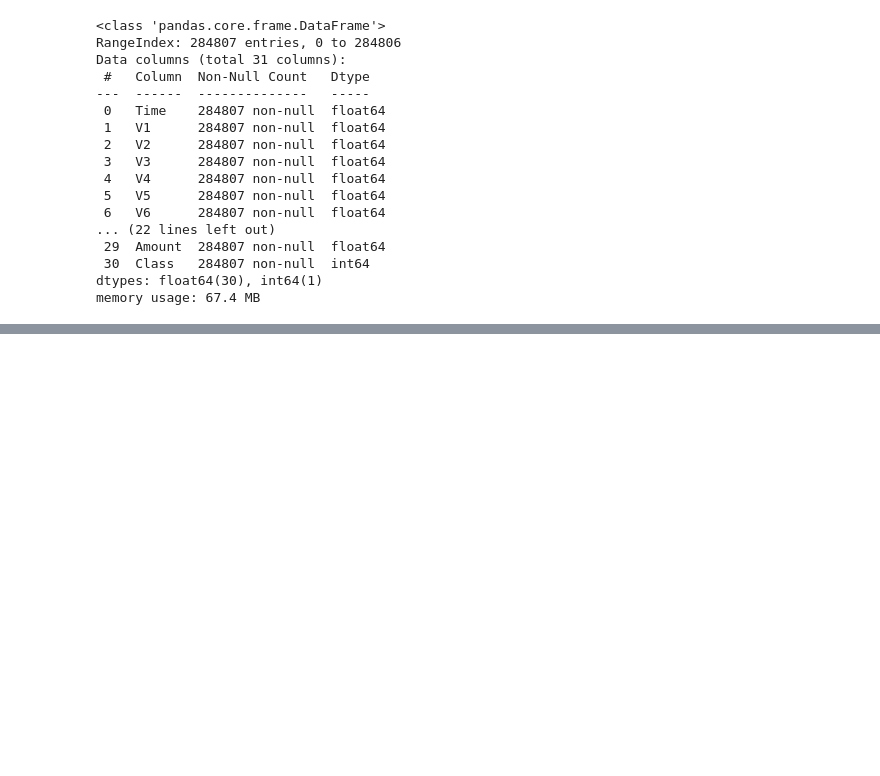
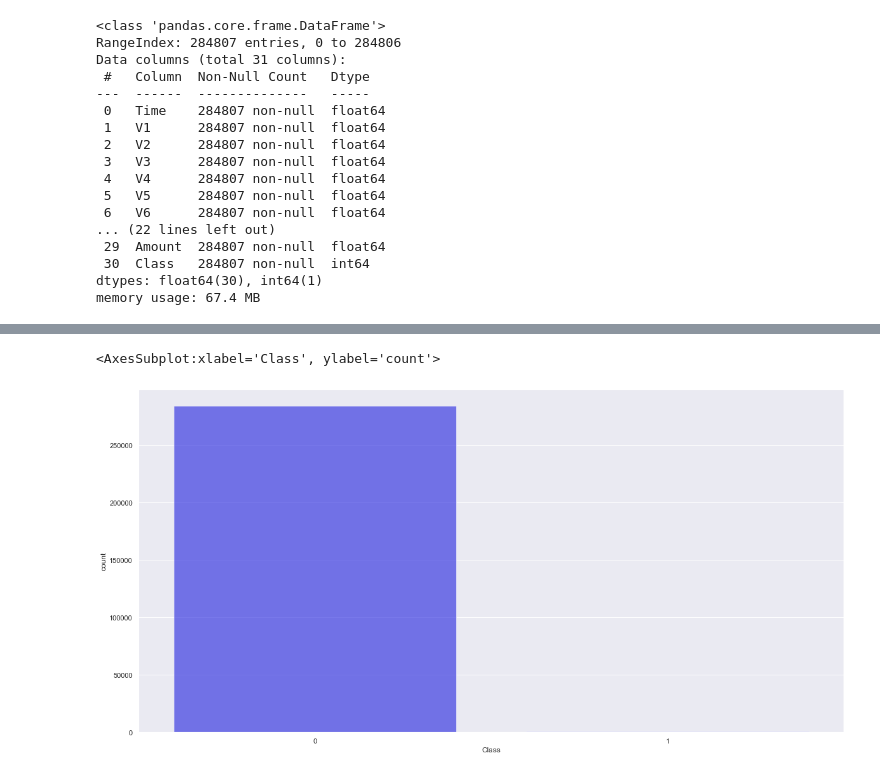
Before and after one commit to Nipulakalanka/ML_Assignment2_IT19239644_IT19174440_IT19185958, a Jupyter notebook: Credit Card Fraud Detection.ipynb, the cells around one changed output, grey strips where cells are left out. Saved outputs shown, nothing was run; the diff lists cells and outputs as text; code cells hidden in the pictures; blank space fills up the shorter version.

```diff
--- a/Credit Card Fraud Detection.ipynb
+++ b/Credit Card Fraud Detection.ipynb
@@ -58,0 +98,6 @@ memory usage: 67.4 MB
+# %%
+plt.figure(figsize=(20,10))
+sns.countplot(x=raw_data["Class"], color = "blue", alpha =0.6)
+# %% [output]
+<AxesSubplot:xlabel='Class', ylabel='count'>
+[figure, added]
```
Also changed, not shown: parts of 5 cells of this notebook.
